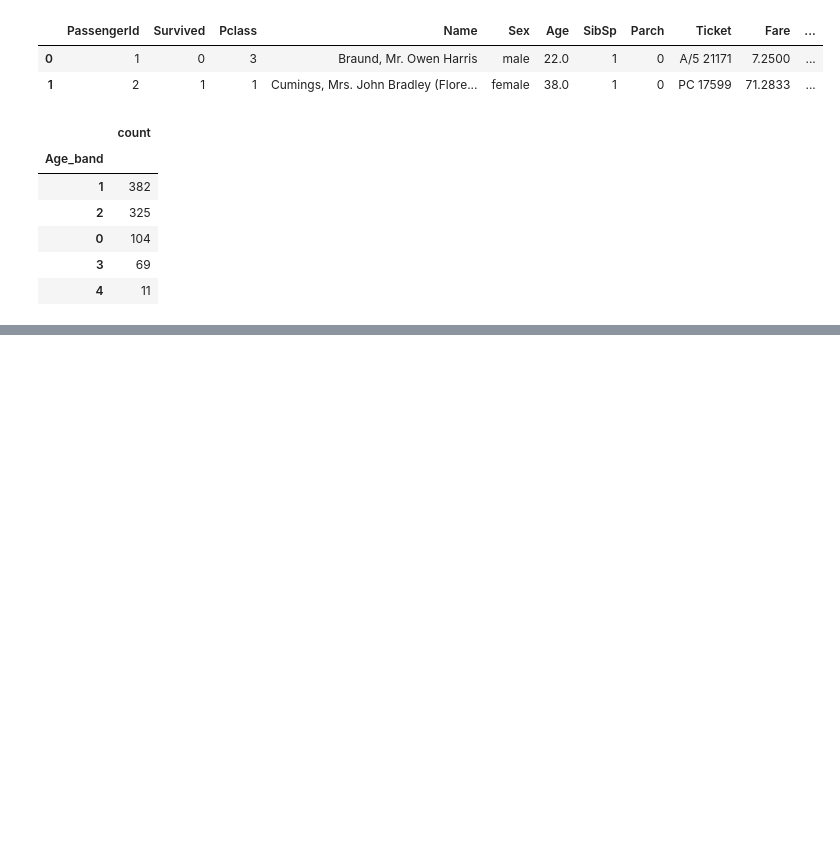
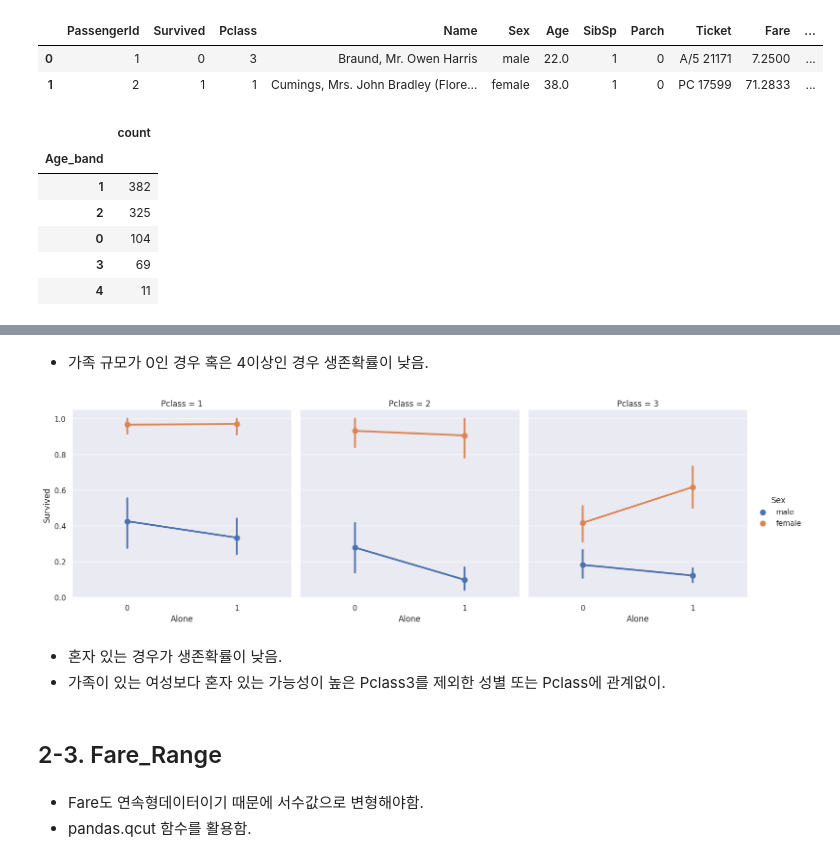
Before and after one commit to yeonduhaeyo/kaggle, a Jupyter notebook: 2-eda-to-prediction-dietanic.ipynb, the cells around one changed output, grey strips where cells are left out. Drawn from its saved outputs; the diff is of its cells as text; code cells hidden in the pictures; blank space fills up the shorter version.

```diff
--- a/2-eda-to-prediction-dietanic.ipynb
+++ b/2-eda-to-prediction-dietanic.ipynb
@@ -456,0 +491,15 @@ plt.show()
+# %% [markdown]
+- 가족 규모가 0인 경우 혹은 4이상인 경우 생존확률이 낮음.
+# %%
+sns.catplot(x='Alone',y='Survived',data=data,hue='Sex',col='Pclass',kind='point')
+plt.show()
+# %% [output]
+[figure, added]
+# %% [markdown]
+- 혼자 있는 경우가 생존확률이 낮음.
+- 가족이 있는 여성보다 혼자 있는 가능성이 높은 Pclass3를 제외한 성별 또는 Pclass에 관계없이.
+# %% [markdown]
+## 2-3. Fare_Range
+# %% [markdown]
+- Fare도 연속형데이터이기 때문에 서수값으로 변형해야함.
+- pandas.qcut 함수를 활용함.
```
Also changed, not shown: parts of 53 cells of this notebook.
